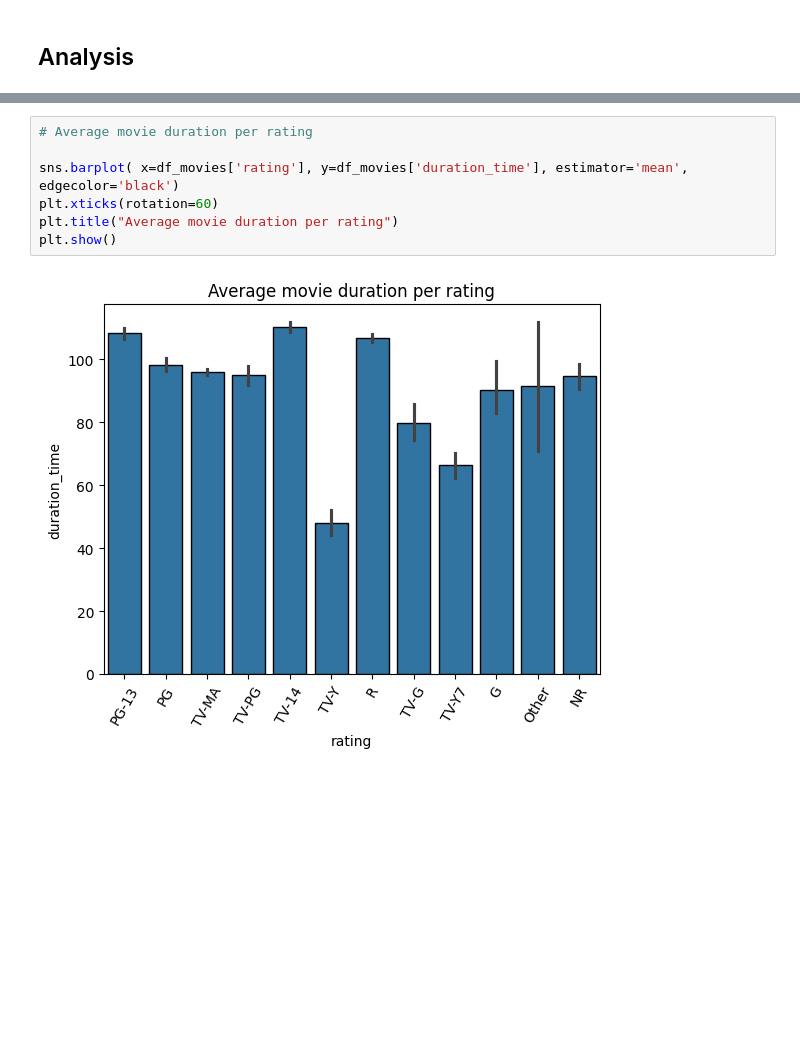
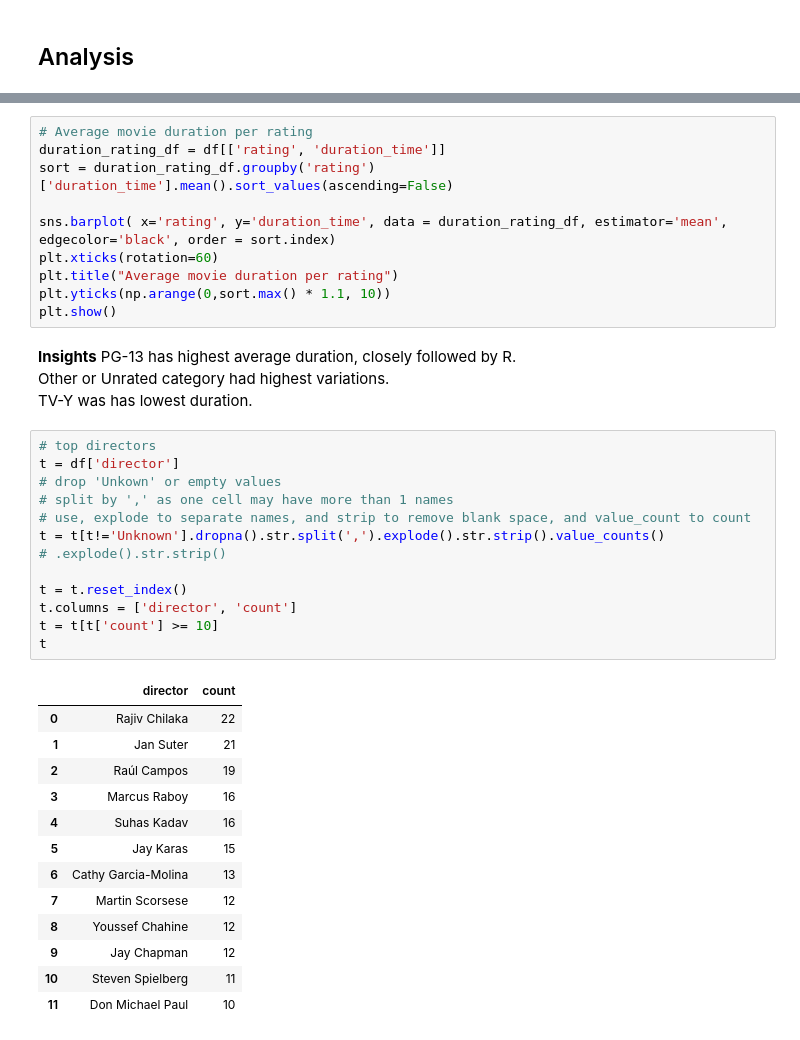
Before and after one commit to nikhilgusain/Netflix-ratings-analysis, a Jupyter notebook: notebooks/analysis.ipynb, the cells around one changed output, grey strips where cells are left out. Drawn from its saved outputs; the diff is of its cells as text; blank space fills up the shorter version.

```diff
--- a/notebooks/analysis.ipynb
+++ b/notebooks/analysis.ipynb
@@ -452,9 +418,42 @@ plt.show()
 # %%
 # Average movie duration per rating
+duration_rating_df = df[['rating', 'duration_time']]
+sort = duration_rating_df.groupby('rating')['duration_time'].mean().sort_values(ascending=False)
 
-sns.barplot( x=df_movies['rating'], y=df_movies['duration_time'], estimator='mean', edgecolor='black')
+sns.barplot( x='rating', y='duration_time', data = duration_rating_df, estimator='mean', edgecolor='black', order = sort.index)
 plt.xticks(rotation=60)
 plt.title("Average movie duration per rating")
+plt.yticks(np.arange(0,sort.max() * 1.1, 10))
 plt.show()
-# %% [output]
-[figure, removed]
+# %% [markdown]
+**Insights**
+PG-13 has highest average duration, closely followed by R.
+Other or Unrated category had highest variations.
+TV-Y was has lowest duration.
+# %%
+# top directors
+t = df['director']
+# drop 'Unkown' or empty values
+# split by ',' as one cell may have more than 1 names
+# use, explode to separate names, and strip to remove blank space, and value_count to count
+t = t[t!='Unknown'].dropna().str.split(',').explode().str.strip().value_counts()
+# .explode().str.strip()
+
+t = t.reset_index()
+t.columns = ['director', 'count']
+t = t[t['count'] >= 10]
+t
+# %% [output]
+|  | director | count |
+| 0 | Rajiv Chilaka | 22 |
+| 1 | Jan Suter | 21 |
+| 2 | Raúl Campos | 19 |
+| 3 | Marcus Raboy | 16 |
+| 4 | Suhas Kadav | 16 |
+| 5 | Jay Karas | 15 |
+| 6 | Cathy Garcia-Molina | 13 |
+| 7 | Martin Scorsese | 12 |
+| 8 | Youssef Chahine | 12 |
+| 9 | Jay Chapman | 12 |
+| 10 | Steven Spielberg | 11 |
+| 11 | Don Michael Paul | 10 |
```
Also changed, not shown: parts of 19 cells of this notebook.
